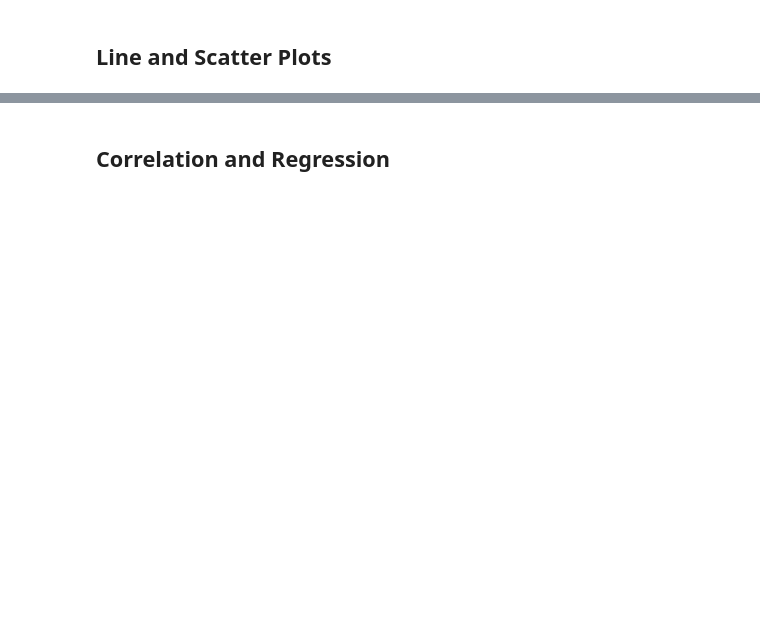
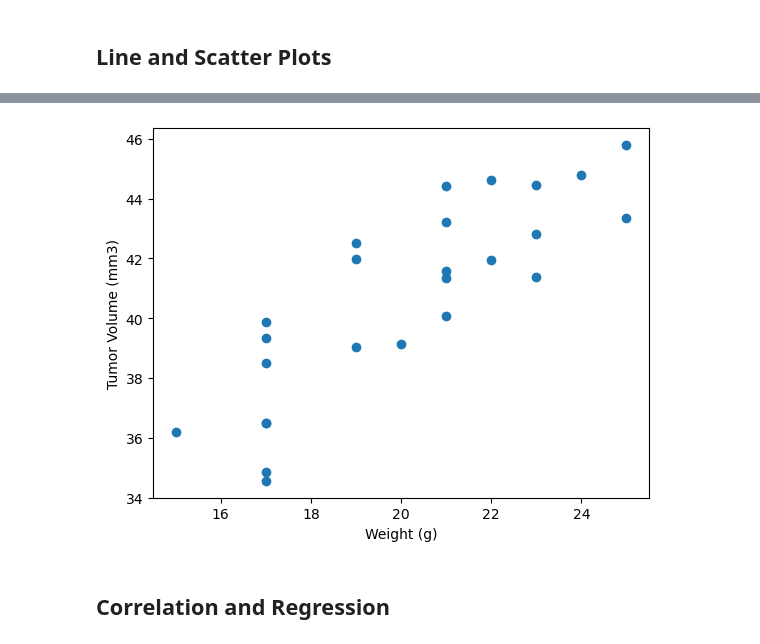
Before and after one commit to SGergeis0/Module-5-challenge, a Jupyter notebook: Starter_Code 4/Pymaceuticals/pymaceuticals_starter.ipynb, the cells around one changed output, grey strips where cells are left out. Saved outputs shown, nothing was run; the diff lists cells and outputs as text; code cells hidden in the pictures; blank space fills up the shorter version.

```diff
--- a/Starter_Code 4/Pymaceuticals/pymaceuticals_starter.ipynb
+++ b/Starter_Code 4/Pymaceuticals/pymaceuticals_starter.ipynb
@@ -292,2 +293,18 @@ Text(0.5, 0, '')
+# %%
+# Generate a scatter plot of mouse weight vs. the average observed tumor volume for the entire Capomulin regimen
+new_capomulin_df = clean_dataframe.loc[(clean_dataframe["Drug Regimen"] == "Capomulin")]
+group_capomulin_df = new_capomulin_df.groupby("Mouse ID")
+
+avg_tumor_volume = group_capomulin_df[("Tumor Volume (mm3)")].mean()
+weight = group_capomulin_df["Weight (g)"].mean()
+avg_capomulin_df = pd.DataFrame({"Weight (g)": weight,
+                            "Tumor Volume (mm3)": avg_tumor_volume})
+
+plt.scatter(weight, avg_tumor_volume)
+plt.xlabel("Weight (g)")
+plt.ylabel("Tumor Volume (mm3)")
+plt.show()
+# %% [output]
+[figure, added]
 # %% [markdown]
 ## Correlation and Regression
```
Also changed, not shown: parts of 11 cells of this notebook.
